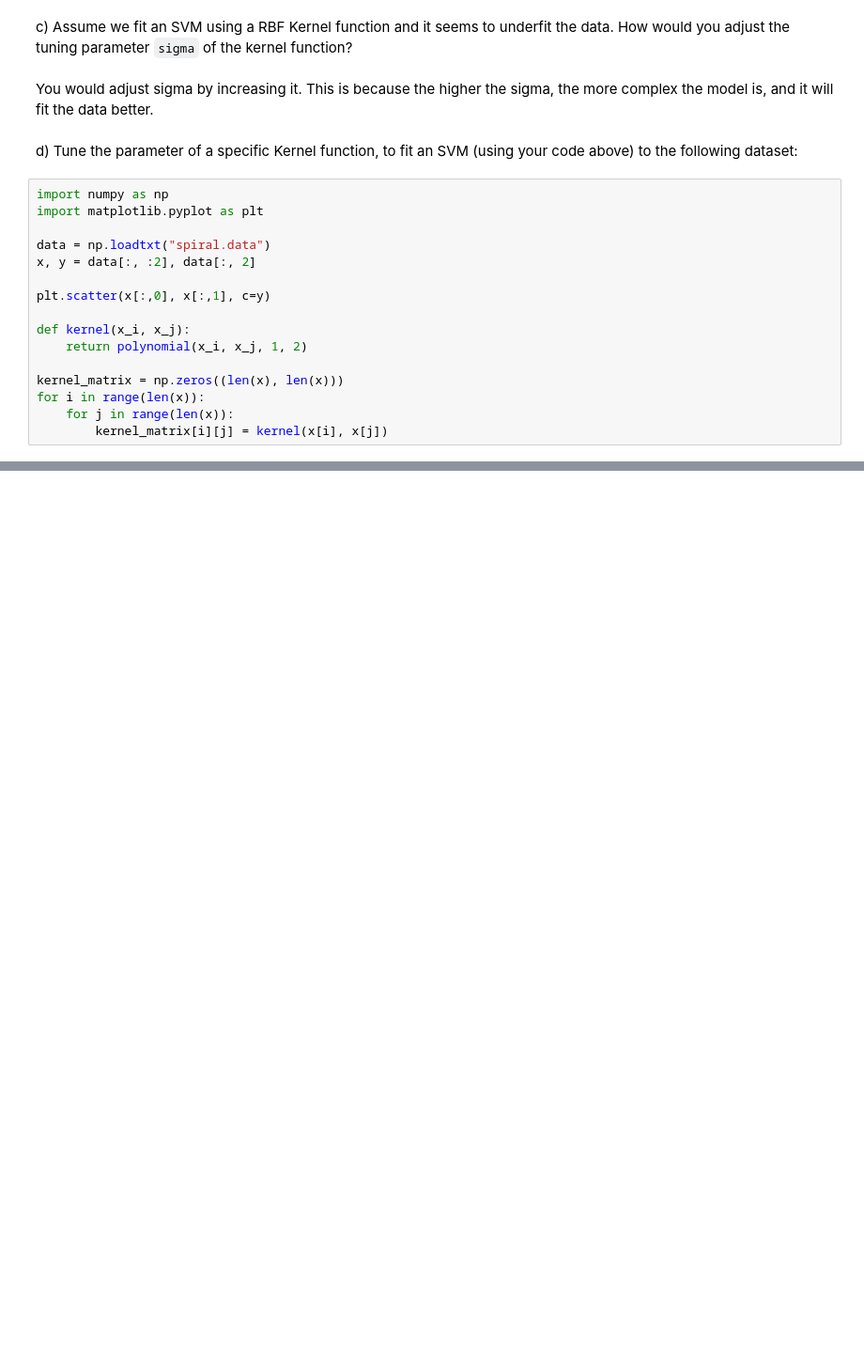
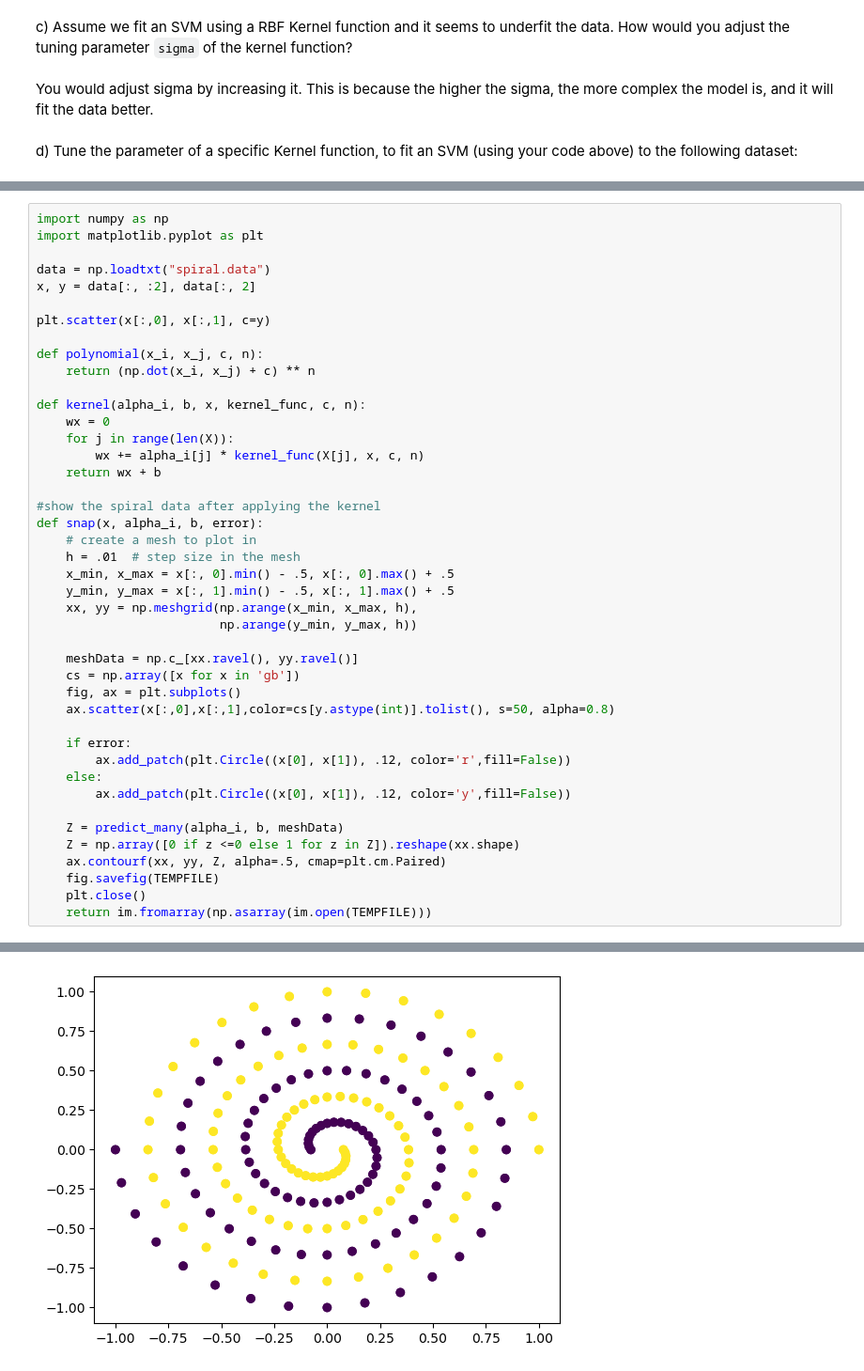
Before and after one commit to jasonw4/CS-506, a Jupyter notebook: worksheet_16.ipynb, the cells around one changed output, grey strips where cells are left out. Shown at 94% size. Drawn from its saved outputs; the diff is of its cells as text; blank space fills up the shorter version.

```diff
--- a/worksheet_16.ipynb
+++ b/worksheet_16.ipynb
@@ -123,19 +130,3 @@ c) Assume we fit an SVM using a RBF Kernel function and it seems to underfit the
 You would adjust sigma by increasing it. This is because the higher the sigma, the more complex the model is, and it will fit the data better.
 # %% [markdown]
 d) Tune the parameter of a specific Kernel function, to fit an SVM (using your code above) to the following dataset:
-# %%
-import numpy as np
-import matplotlib.pyplot as plt
-
-data = np.loadtxt("spiral.data")
-x, y = data[:, :2], data[:, 2]
-
-plt.scatter(x[:,0], x[:,1], c=y)
-
-def kernel(x_i, x_j):
-    return polynomial(x_i, x_j, 1, 2)
-
-kernel_matrix = np.zeros((len(x), len(x)))
-for i in range(len(x)):
-    for j in range(len(x)):
-        kernel_matrix[i][j] = kernel(x[i], x[j])
@@ -143,0 +133,44 @@ for i in range(len(x)):
+# %%
+import numpy as np
+import matplotlib.pyplot as plt
+
+data = np.loadtxt("spiral.data")
+x, y = data[:, :2], data[:, 2]
+
+plt.scatter(x[:,0], x[:,1], c=y)
+
+def polynomial(x_i, x_j, c, n):
+    return (np.dot(x_i, x_j) + c) ** n
+
+def kernel(alpha_i, b, x, kernel_func, c, n):
+    wx = 0
+    for j in range(len(X)):
+        wx += alpha_i[j] * kernel_func(X[j], x, c, n)
+    return wx + b
+
+#show the spiral data after applying the kernel
+def snap(x, alpha_i, b, error):
+    # create a mesh to plot in
+    h = .01  # step size in the mesh
+    x_min, x_max = x[:, 0].min() - .5, x[:, 0].max() + .5
+    y_min, y_max = x[:, 1].min() - .5, x[:, 1].max() + .5
+    xx, yy = np.meshgrid(np.arange(x_min, x_max, h),
+                         np.arange(y_min, y_max, h))
+
+    meshData = np.c_[xx.ravel(), yy.ravel()]
+    cs = np.array([x for x in 'gb'])
+    fig, ax = plt.subplots()
+    ax.scatter(x[:,0],x[:,1],color=cs[y.astype(int)].tolist(), s=50, alpha=0.8)
+
+    if error:
+        ax.add_patch(plt.Circle((x[0], x[1]), .12, color='r',fill=False))
+    else:
+        ax.add_patch(plt.Circle((x[0], x[1]), .12, color='y',fill=False))
+
+    Z = predict_many(alpha_i, b, meshData)
+    Z = np.array([0 if z <=0 else 1 for z in Z]).reshape(xx.shape)
+    ax.contourf(xx, yy, Z, alpha=.5, cmap=plt.cm.Paired)
+    fig.savefig(TEMPFILE)
+    plt.close()
+    return im.fromarray(np.asarray(im.open(TEMPFILE)))
+# %% [output]
@@ -143,0 +178 @@ for i in range(len(x)):
+[figure, added]
```
Also changed, not shown: parts of 3 cells of this notebook.
